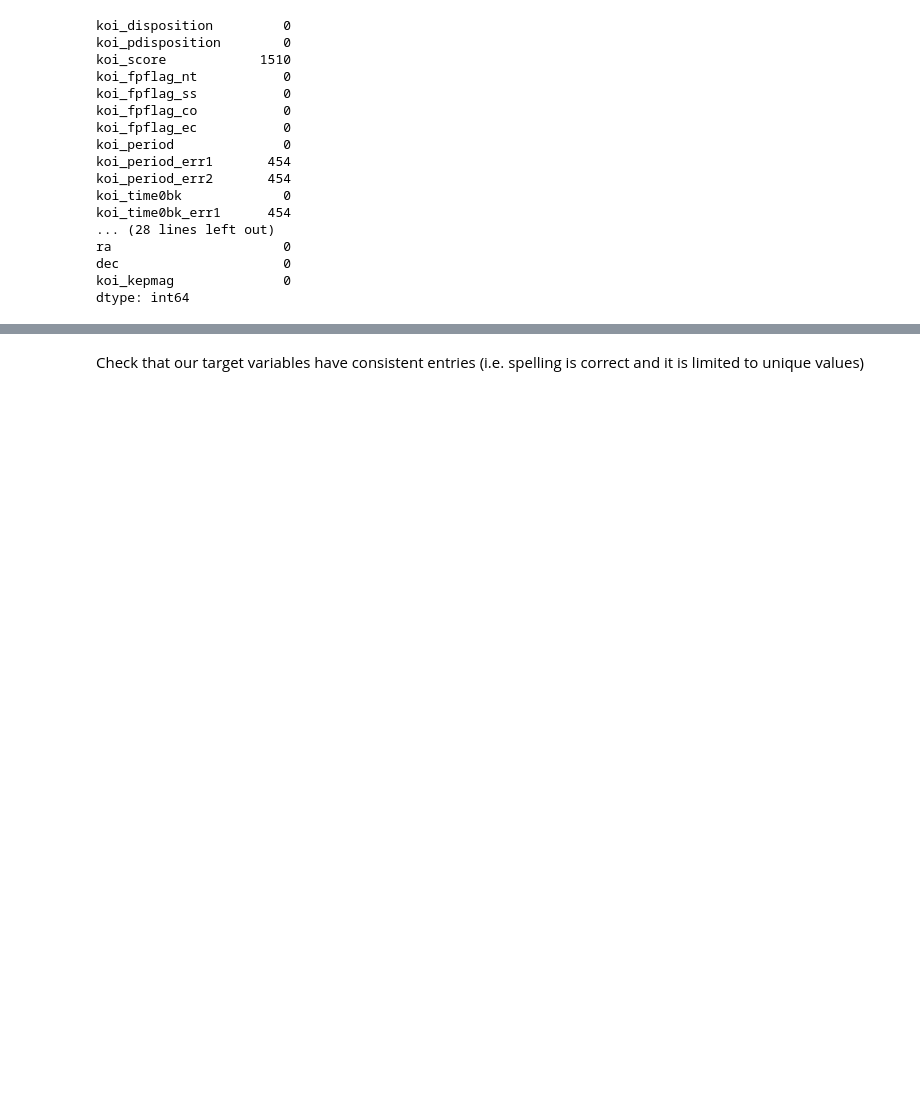
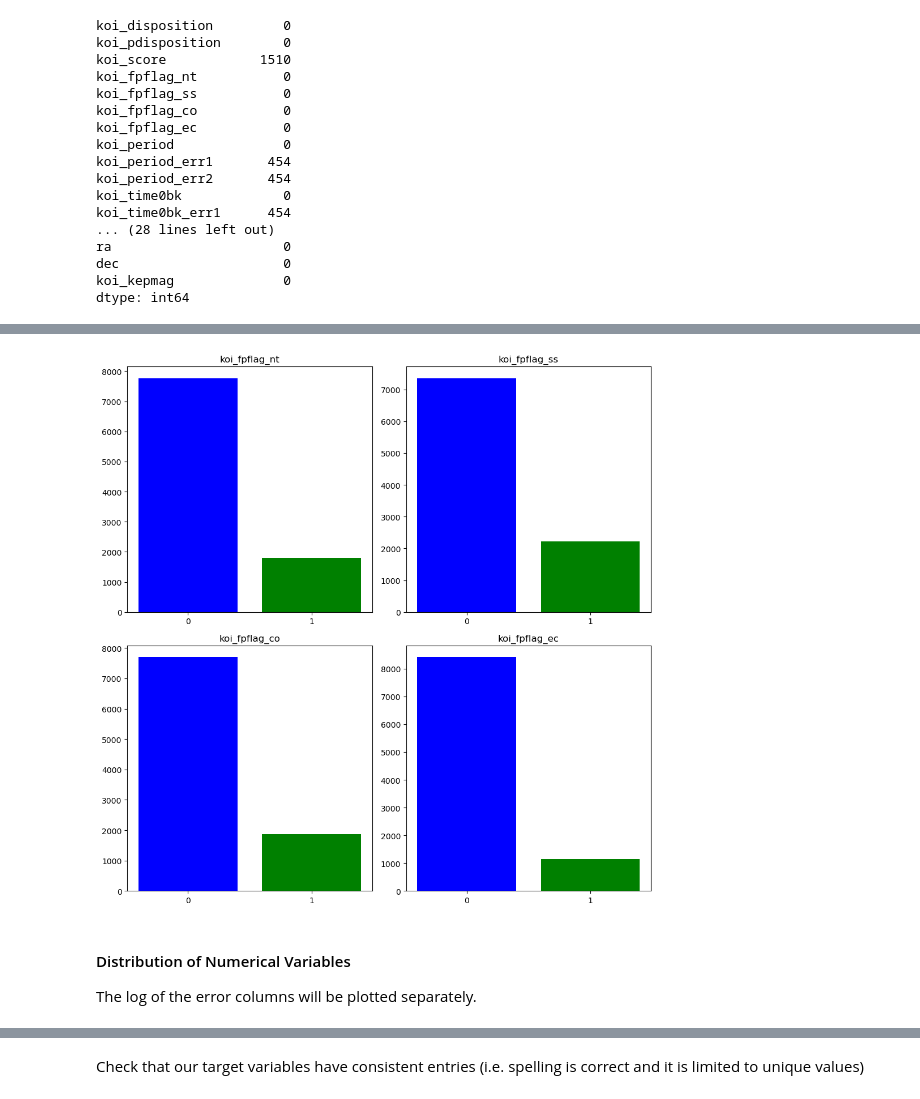
Before and after one commit to adrianveen/lhl_final_project, a Jupyter notebook: notebooks/exploration.ipynb, the cells around one changed output, grey strips where cells are left out. Cells and saved outputs as stored; diff of their text form; code cells hidden in the pictures; blank space fills up the shorter version.

Commit message:
updated exploration notebook. Addressed null values in dataset

```diff
--- a/notebooks/exploration.ipynb
+++ b/notebooks/exploration.ipynb
@@ -590,0 +599,4 @@ dtype: int64
+# %%
+#select the categorical variable columns only
+koi_cats = kois_clean[['koi_fpflag_nt','koi_fpflag_ss','koi_fpflag_co','koi_fpflag_ec']]
+koi_cats.info()
@@ -590,0 +615,24 @@ dtype: int64
+# %%
+#create plots of distributions of categorical variables
+# Setting up the figure with 5 rows and 4 columns
+fig, axes = plt.subplots(2,2, figsize=(10, 10))
+axes = axes.flatten() # Flatten the 2D array of axes for easy iterating
+
+# Plotting histograms for each column
+for i, col in enumerate(koi_cats.columns):
+    # Count the occurrences of each category
+    value_counts = koi_cats[col].value_counts()
+
+    # Create a bar plot
+    axes[i].bar(value_counts.index.astype(str), value_counts.values, color=['blue', 'green'])
+    axes[i].set_title(col)
+    axes[i].set_xticks([0, 1])  # Setting x-ticks to show both categories
+    axes[i].set_xticklabels(['0', '1'])  # Labeling the categories
+
+plt.tight_layout()
+plt.show()
+# %% [output]
+[figure, added]
+# %% [markdown]
+#### Distribution of Numerical Variables
+The log of the error columns will be plotted separately.
```
Also changed, not shown: parts of 42 cells of this notebook.
